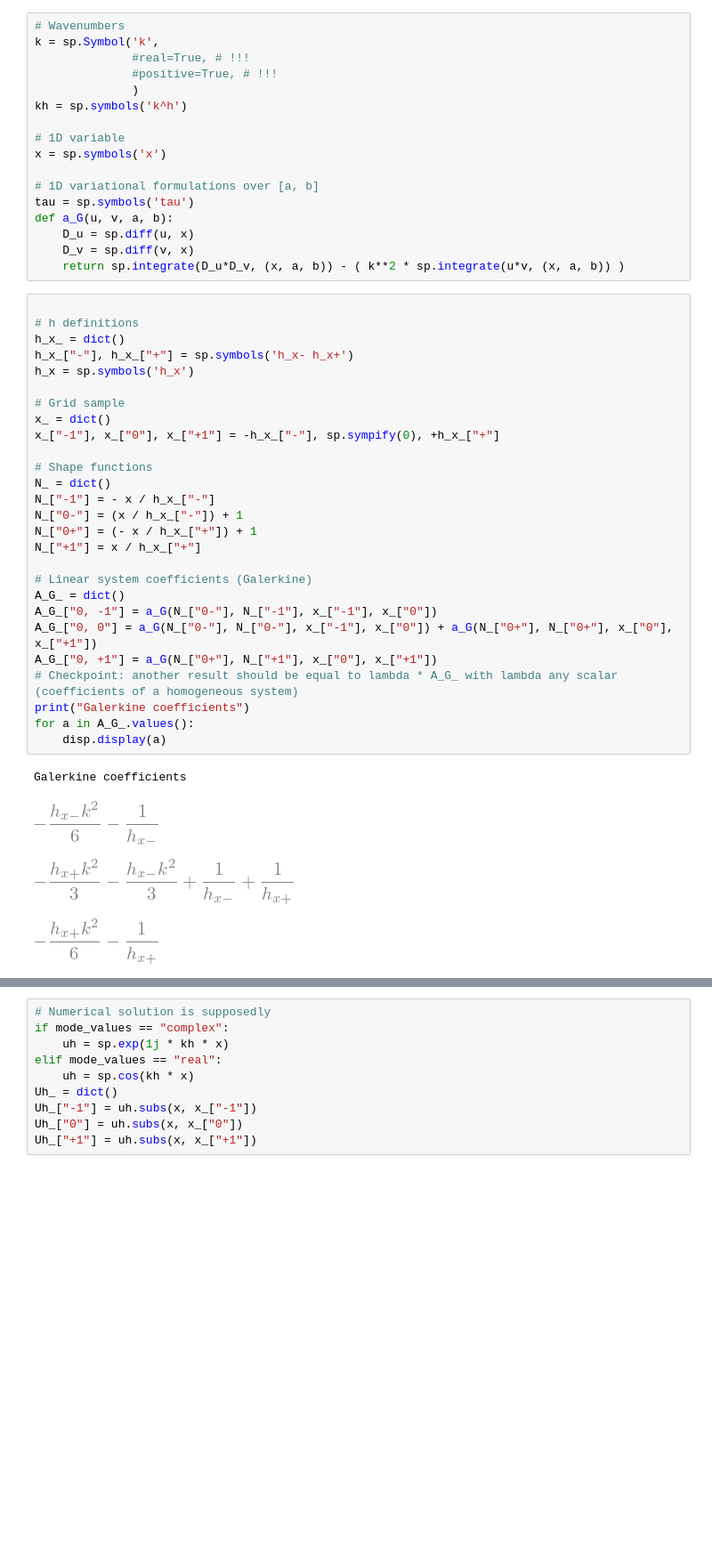
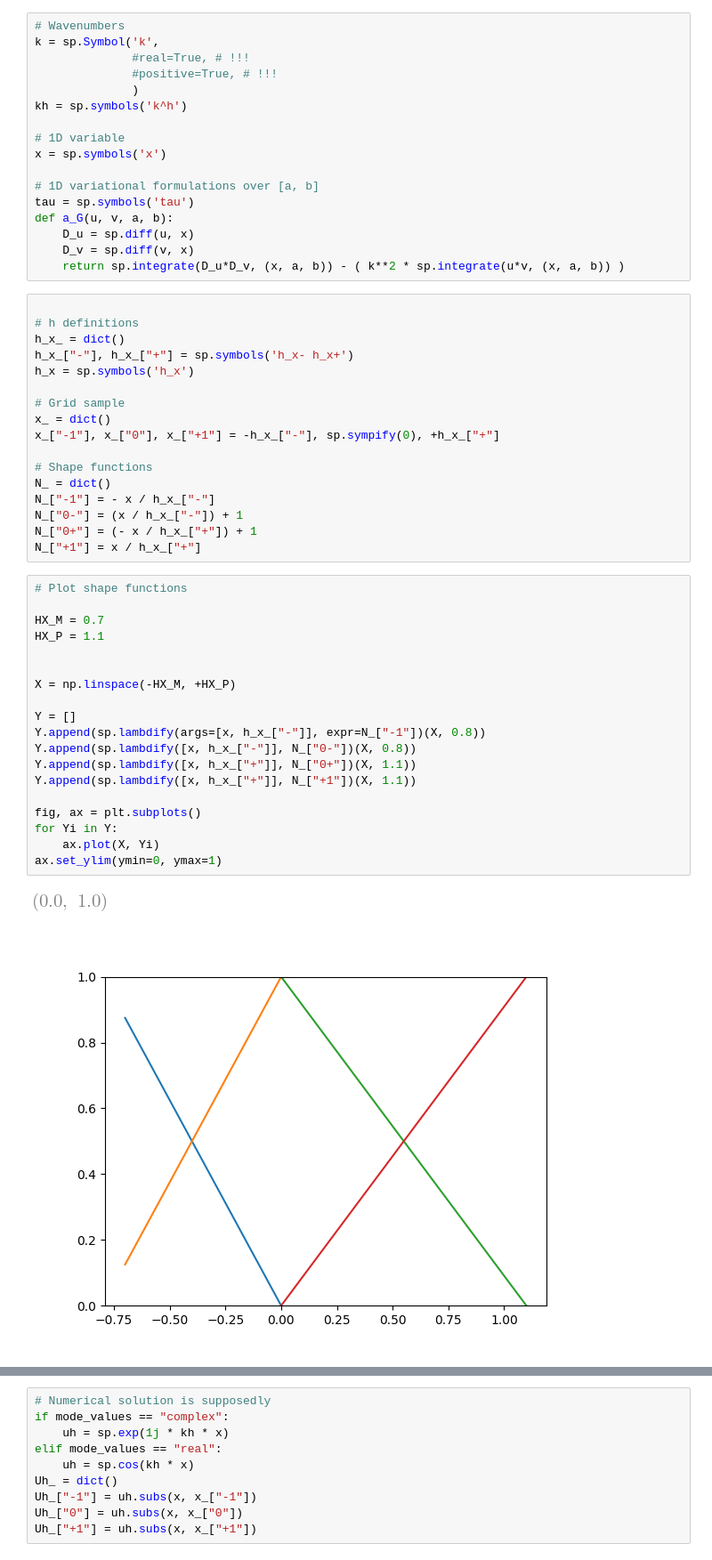
Before and after one commit to vitaldenodrest/greenwich, a Jupyter notebook: M0/1D_dispersion.ipynb, the cells around one changed output, grey strips where cells are left out. Shown: that part at 89% size. Saved outputs shown, nothing was run; the diff lists cells and outputs as text; blank space fills up the shorter version.

Commit message:
shape functions

```diff
--- a/M0/1D_dispersion.ipynb
+++ b/M0/1D_dispersion.ipynb
@@ -60,18 +63,25 @@ N_["-1"] = - x / h_x_["-"]
 N_["0-"] = (x / h_x_["-"]) + 1
 N_["0+"] = (- x / h_x_["+"]) + 1
 N_["+1"] = x / h_x_["+"]
-
-# Linear system coefficients (Galerkine)
-A_G_ = dict()
-A_G_["0, -1"] = a_G(N_["0-"], N_["-1"], x_["-1"], x_["0"])
-A_G_["0, 0"] = a_G(N_["0-"], N_["0-"], x_["-1"], x_["0"]) + a_G(N_["0+"], N_["0+"], x_["0"], x_["+1"])
-A_G_["0, +1"] = a_G(N_["0+"], N_["+1"], x_["0"], x_["+1"])
-# Checkpoint: another result should be equal to lambda * A_G_ with lambda any scalar (coefficients of a homogeneous system)
-print("Galerkine coefficients")
-for a in A_G_.values():
-    disp.display(a)
-# %% [output]
-Galerkine coefficients
-[figure, removed]
-[figure, removed]
-[figure, removed]
+# %%
+# Plot shape functions
+
+HX_M = 0.7
+HX_P = 1.1
+
+
+X = np.linspace(-HX_M, +HX_P)
+
+Y = []
+Y.append(sp.lambdify(args=[x, h_x_["-"]], expr=N_["-1"])(X, 0.8))
+Y.append(sp.lambdify([x, h_x_["-"]], N_["0-"])(X, 0.8))
+Y.append(sp.lambdify([x, h_x_["+"]], N_["0+"])(X, 1.1))
+Y.append(sp.lambdify([x, h_x_["+"]], N_["+1"])(X, 1.1))
+
+fig, ax = plt.subplots()
+for Yi in Y:
+    ax.plot(X, Yi)
+ax.set_ylim(ymin=0, ymax=1)
+# %% [output]
+[figure, added]
+[figure, added]
```
Also changed, not shown: parts of 4 cells of this notebook, 1 other file.
